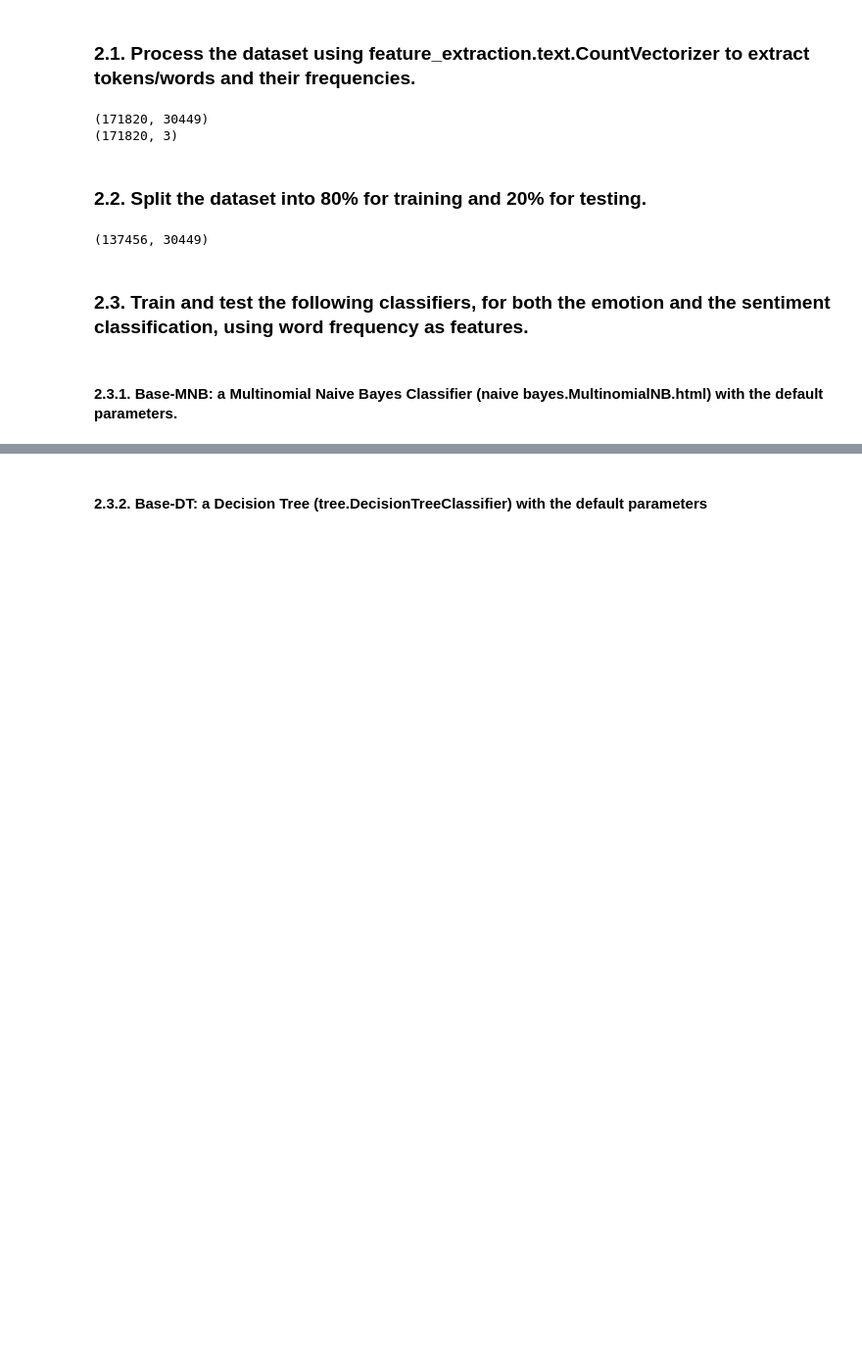
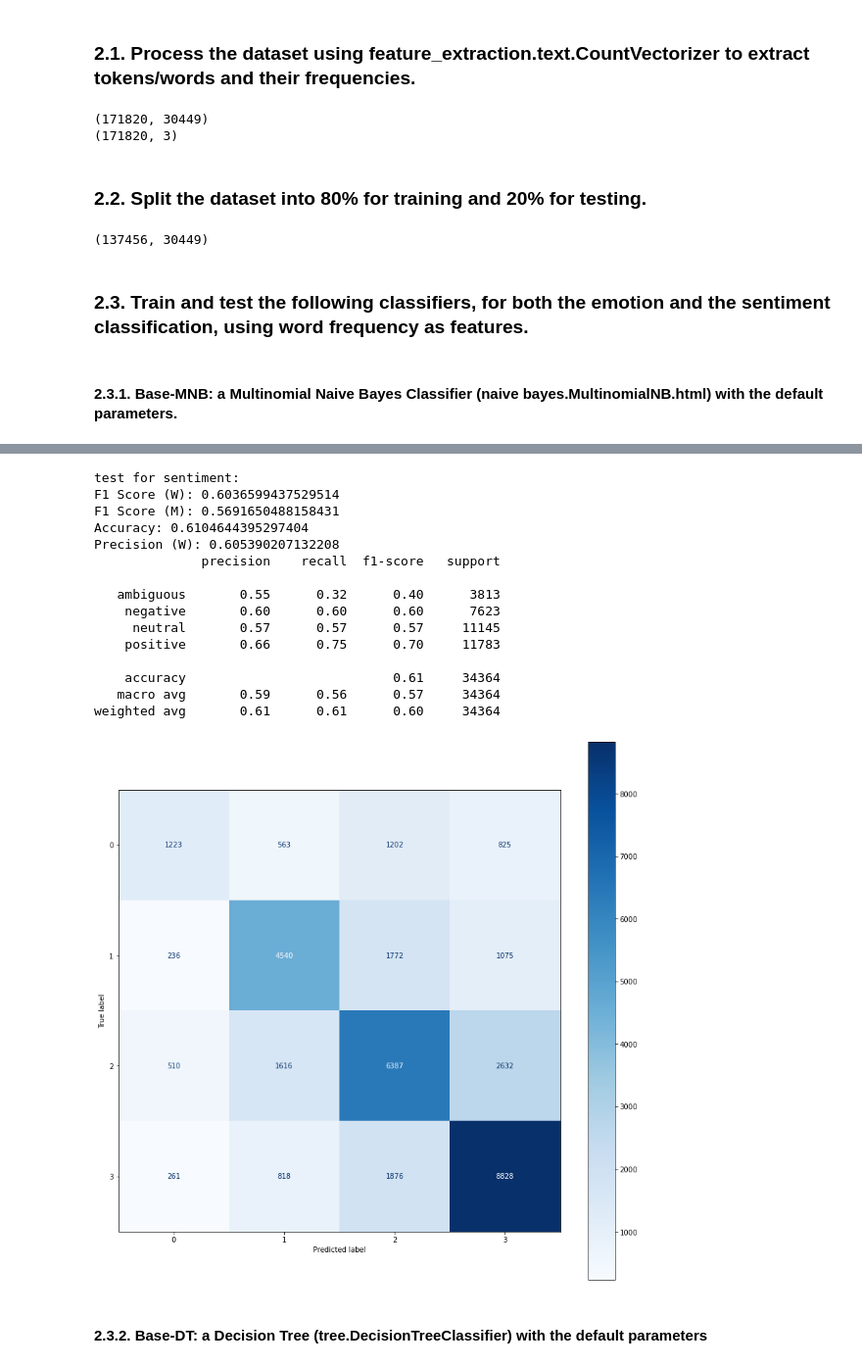
Before and after one commit to Qiantongzhou/comp472_2022_fall_A1, a Jupyter notebook: solution.ipynb, the cells around one changed output, grey strips where cells are left out. Shown at 98% size. Saved outputs shown, nothing was run; the diff lists cells and outputs as text; code cells hidden in the pictures; blank space fills up the shorter version.

```diff
--- a/solution.ipynb
+++ b/solution.ipynb
@@ -179,3 +222,29 @@ sentiment predict sentiment end: 1666494383.2728667 take time:0.0034766197204589
+# %%
+model_typeN='trainedmodels'
+model_nameN='MultinomialNB'
+y_name='sentiment'
+pickle_in = open(f'{model_typeN}/{model_nameN}_{y_name}_model.pickle','rb')
+model = pickle.load(pickle_in)
+y_pred = model.predict(X_test)
+print(f'test for {y_name}:')
+performance_data_show(y_test[y_name],y_pred,model_typeN,model_nameN,y_name)
+# %% [output]
+test for sentiment:
+F1 Score (W): 0.6036599437529514
+F1 Score (M): 0.5691650488158431
+Accuracy: 0.6104644395297404
+Precision (W): 0.605390207132208
+              precision    recall  f1-score   support
+
+   ambiguous       0.55      0.32      0.40      3813
+    negative       0.60      0.60      0.60      7623
+     neutral       0.57      0.57      0.57     11145
+    positive       0.66      0.75      0.70     11783
+
+    accuracy                           0.61     34364
+   macro avg       0.59      0.56      0.57     34364
+weighted avg       0.61      0.61      0.60     34364
+[figure, added]
 # %% [markdown]
 #### 2.3.2. Base-DT: a Decision Tree (tree.DecisionTreeClassifier) with the default parameters
 # %%
```
Also changed, not shown: parts of 27 cells of this notebook, 15 other files.
